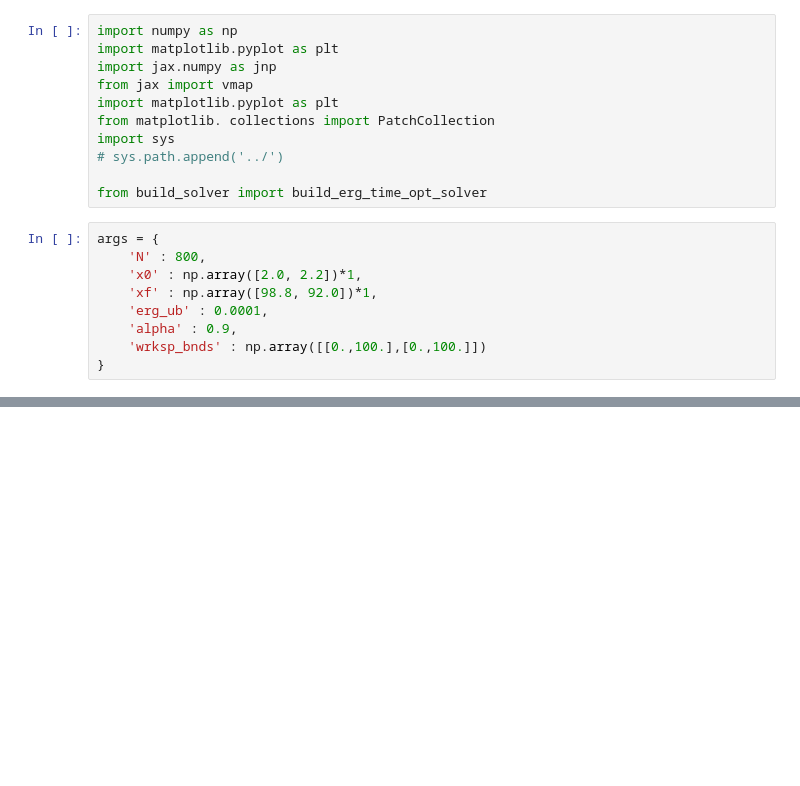
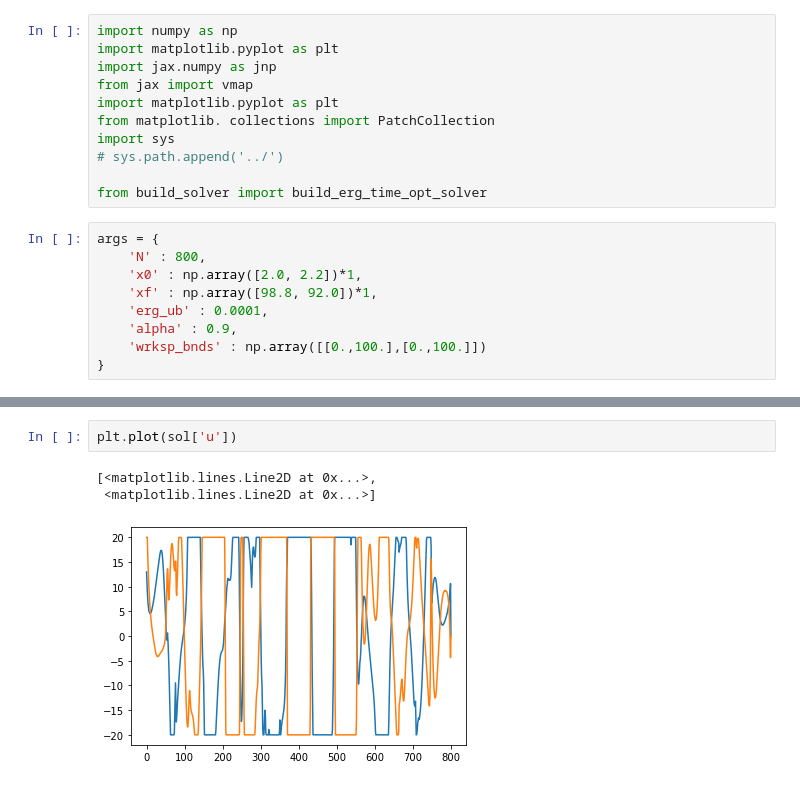
Before and after one commit to ialab-yale/time_optimal_ergodic_search, a Jupyter notebook: experiments/multiscale_coverage/test_plot.ipynb, the cells around one changed output, grey strips where cells are left out. Saved outputs shown, nothing was run; the diff lists cells and outputs as text; blank space fills up the shorter version.

```diff
--- a/experiments/multiscale_coverage/test_plot.ipynb
+++ b/experiments/multiscale_coverage/test_plot.ipynb
@@ -50,0 +58,6 @@ Array(16.75511, dtype=float32, weak_type=True)
+# %%
+plt.plot(sol['u'])
+# %% [output]
+[<matplotlib.lines.Line2D at 0x...>,
+ <matplotlib.lines.Line2D at 0x...>]
+[figure, added]
```
Also changed, not shown: parts of 4 cells of this notebook, 5 other files.
